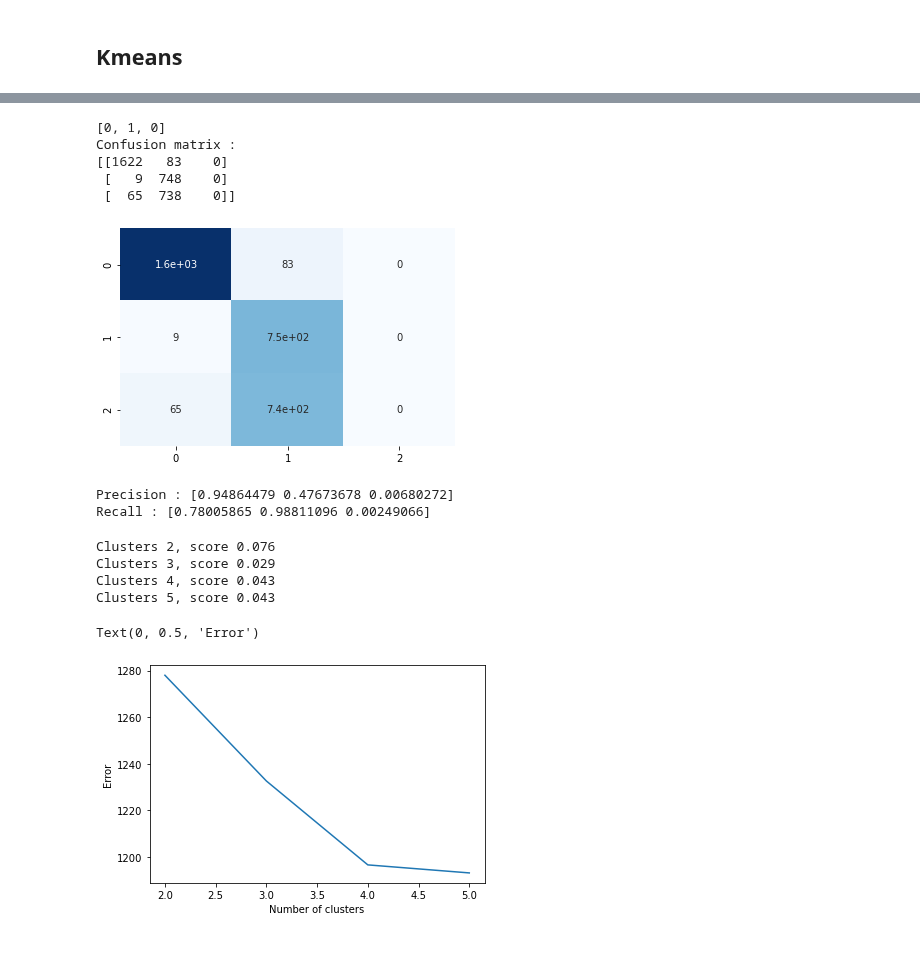
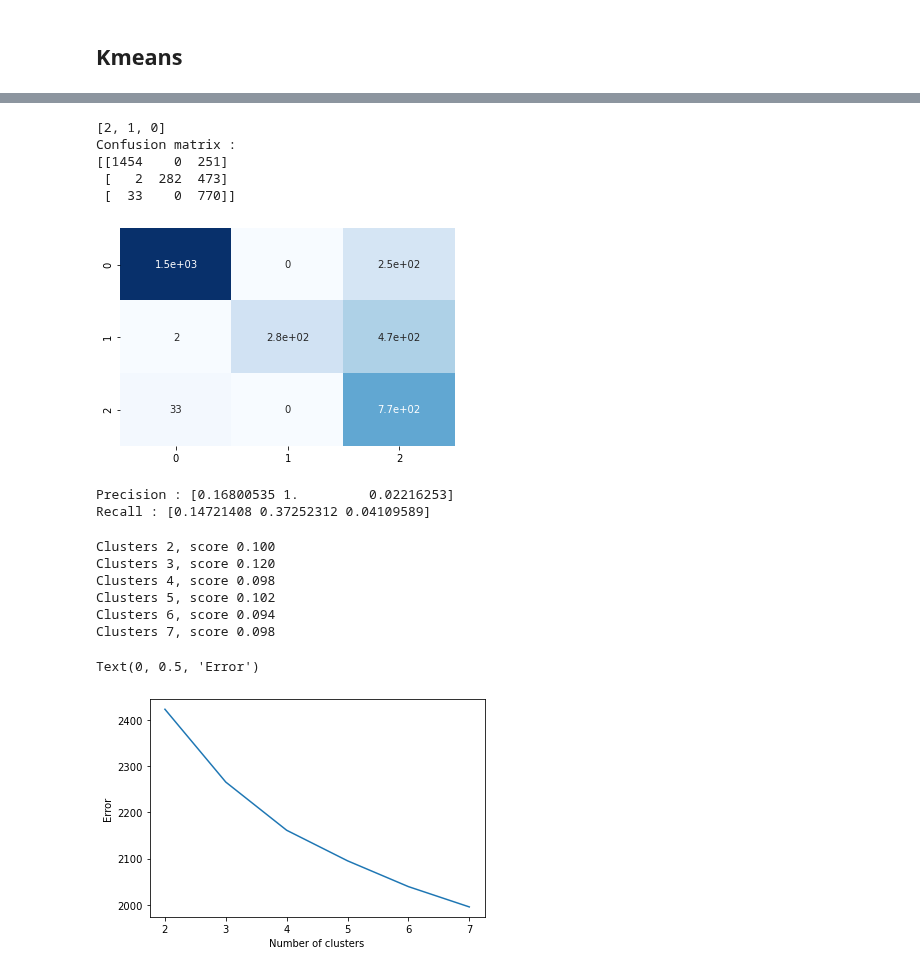
Before and after one commit to lkostakis/data-mining-NLP, a Jupyter notebook: ask3.ipynb, the cells around one changed output, grey strips where cells are left out. Cells and saved outputs as stored; diff of their text form; code cells hidden in the pictures.

```diff
--- a/ask3.ipynb
+++ b/ask3.ipynb
@@ -64,6 +69,24 @@ Read file in 4.798638542493184 mins
 # %% [markdown]
 ## TF-IDF
+# %%
+from sklearn.feature_extraction import text
+
+def preprocessor(text):
+    text=text.lower()
+    text=re.sub("\\W"," ",text) # remove special chars
+    text=re.sub("\\s+(in|the|all|for|and|on)\\s+"," _connector_ ",text) # normalize certain words
+    return text
+
+with open('stopwords.txt', 'r') as text_file:
+    lines = text_file.read().split('\n')
+
+stop_words = lines
 # %%
 from sklearn.feature_extraction.text import TfidfVectorizer
-tfidf = TfidfVectorizer()
-fitted_vectorizer = tfidf.fit_transform(business_review_txt)
+
+tfidf = TfidfVectorizer(max_df = 0.50,
+                        min_df = 0.25,
+                        max_features = 50000,
+                        stop_words = stop_words)
+tfidf.fit(business_review_txt)
+fitted_vectorizer = tfidf.transform(business_review_txt)
@@ -170,43 +229,45 @@ recall = metrics.recall_score(true_labels, y_pred, average = None)
 print("Precision : {}".format(precision))
 print("Recall : {}".format(recall))
 # %% [output]
-[0, 1, 0]
+[2, 1, 0]
 Confusion matrix :
-[[1622   83    0]
- [   9  748    0]
- [  65  738    0]]
+[[1454    0  251]
+ [   2  282  473]
+ [  33    0  770]]
-[figure, old version]
+[figure, new version]
-Precision : [0.94864479 0.47673678 0.00680272]
-Recall : [0.78005865 0.98811096 0.00249066]
+Precision : [0.16800535 1.         0.02216253]
+Recall : [0.14721408 0.37252312 0.04109589]
 # %%
 from sklearn.metrics import silhouette_score
 
-n_clusters = 5
+n_clusters = 7
 error = np.zeros(n_clusters+1)
 error[0] = 0
 max_score = 0
 f_clasters = 0
 #sc = np.zeros(n_clusters+1)
 for k in range(2,n_clusters+1):
     kmeans = sk_cluster.KMeans(n_clusters=k, init='k-means++')
     preds = kmeans.fit_predict(fitted_vectorizer)
     error[k] = kmeans.inertia_
     score = silhouette_score(fitted_vectorizer, preds)
     print('Clusters {}, score {:.3f}'.format(k, score))
     if (score > max_score):
         f_clasters = k
         max_score = score
 
 plt.plot(range(2,len(error)),error[2:])
 plt.xlabel('Number of clusters')
 plt.ylabel('Error')
 # %% [output]
-Clusters 2, score 0.076
-Clusters 3, score 0.029
-Clusters 4, score 0.043
-Clusters 5, score 0.043
+Clusters 2, score 0.100
+Clusters 3, score 0.120
+Clusters 4, score 0.098
+Clusters 5, score 0.102
+Clusters 6, score 0.094
+Clusters 7, score 0.098
 Text(0, 0.5, 'Error')
-[figure, old version]
+[figure, new version]
 # %%
 # from sklearn.metrics import silhouette_samples, silhouette_score
 
```
Also changed, not shown: parts of 6 cells of this notebook, 1 other file.
